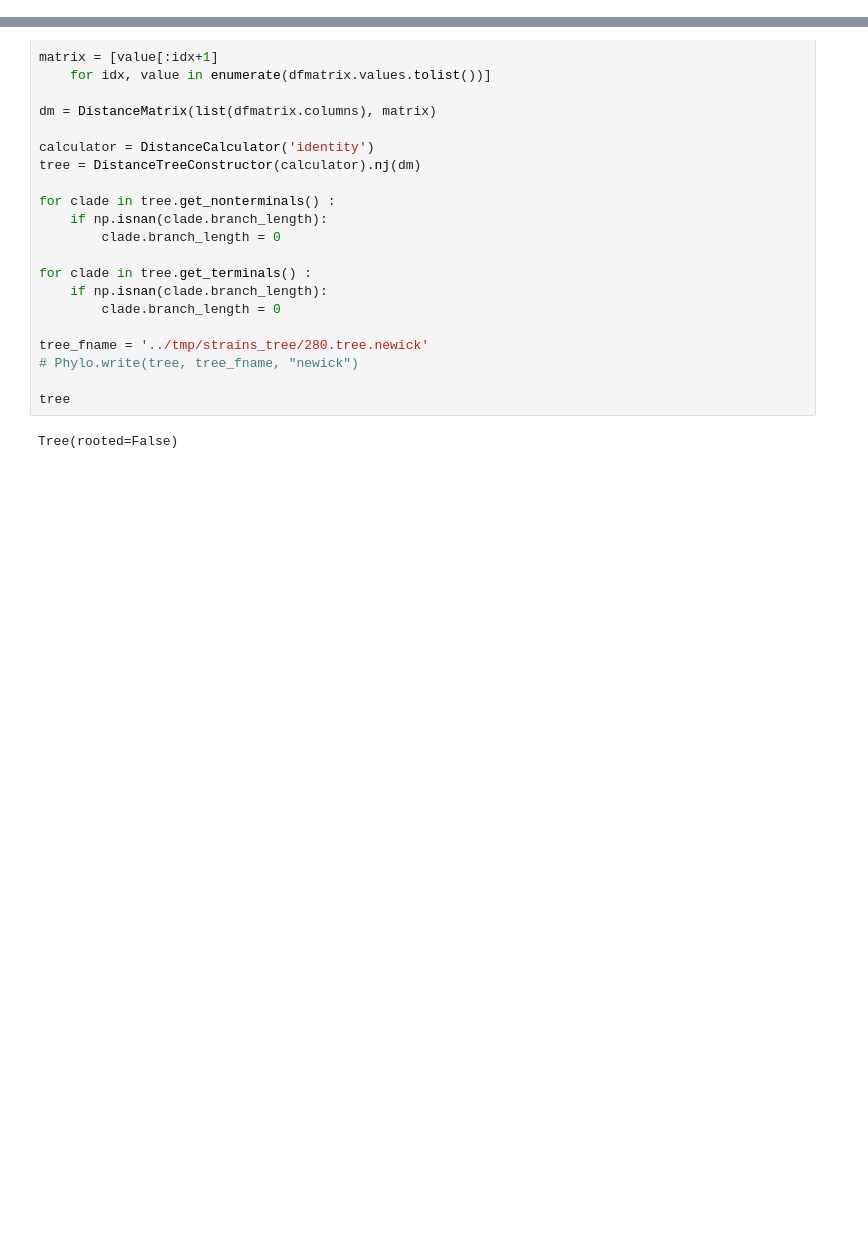
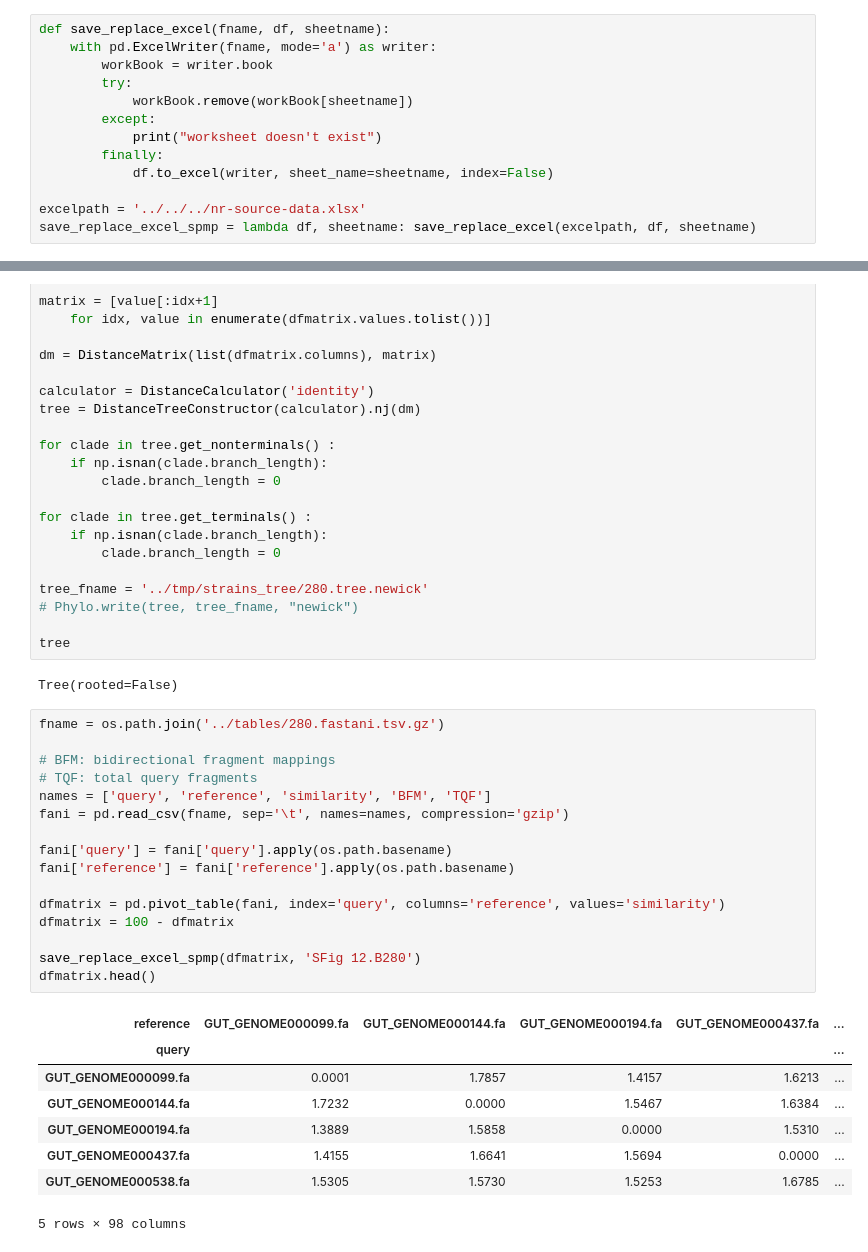
Before and after one commit to CSB5/SPMP, a Jupyter notebook: scripts/strains_clustering.ipynb, the cells around one changed output, grey strips where cells are left out. Saved outputs shown, nothing was run; the diff lists cells and outputs as text; blank space fills up the shorter version.

```diff
--- a/scripts/strains_clustering.ipynb
+++ b/scripts/strains_clustering.ipynb
@@ -13,3 +19,16 @@ cpal = ["#90ee90", "#6495ed", "#ca472f", "#f6c85f", "#6f4e7c", "#ffa056", "#5582
+# %%
+def save_replace_excel(fname, df, sheetname):
+    with pd.ExcelWriter(fname, mode='a') as writer:
+        workBook = writer.book
+        try:
+            workBook.remove(workBook[sheetname])
+        except:
+            print("worksheet doesn't exist")
+        finally:
+            df.to_excel(writer, sheet_name=sheetname, index=False)
+
+excelpath = '../../../nr-source-data.xlsx'
+save_replace_excel_spmp = lambda df, sheetname: save_replace_excel(excelpath, df, sheetname)
 # %%
 fname = '../tables/strains_clustering_results.tsv.gz'
 df = pd.read_csv(fname, sep='\t', index_col=0)
@@ -303,3 +347,28 @@ tree_fname = '../tmp/strains_tree/280.tree.newick'
 tree
 # %% [output]
 Tree(rooted=False)
+# %%
+fname = os.path.join('../tables/280.fastani.tsv.gz')
+
+# BFM: bidirectional fragment mappings
+# TQF: total query fragments
+names = ['query', 'reference', 'similarity', 'BFM', 'TQF']
+fani = pd.read_csv(fname, sep='\t', names=names, compression='gzip')
+
+fani['query'] = fani['query'].apply(os.path.basename)
+fani['reference'] = fani['reference'].apply(os.path.basename)
+
+dfmatrix = pd.pivot_table(fani, index='query', columns='reference', values='similarity')
+dfmatrix = 100 - dfmatrix
+
+save_replace_excel_spmp(dfmatrix, 'SFig 12.B280')
+dfmatrix.head()
+# %% [output]
+| reference | GUT_GENOME000099.fa | GUT_GENOME000144.fa | GUT_GENOME000194.fa | GUT_GENOME000437.fa | ... |
+| query |  |  |  |  | ... |
+| GUT_GENOME000099.fa | 0.0001 | 1.7857 | 1.4157 | 1.6213 | ... |
+| GUT_GENOME000144.fa | 1.7232 | 0.0000 | 1.5467 | 1.6384 | ... |
+| GUT_GENOME000194.fa | 1.3889 | 1.5858 | 0.0000 | 1.5310 | ... |
+| GUT_GENOME000437.fa | 1.4155 | 1.6641 | 1.5694 | 0.0000 | ... |
+| GUT_GENOME000538.fa | 1.5305 | 1.5730 | 1.5253 | 1.6785 | ... |
+5 rows × 98 columns
```
Also changed, not shown: parts of 7 cells of this notebook, 15 other files.
